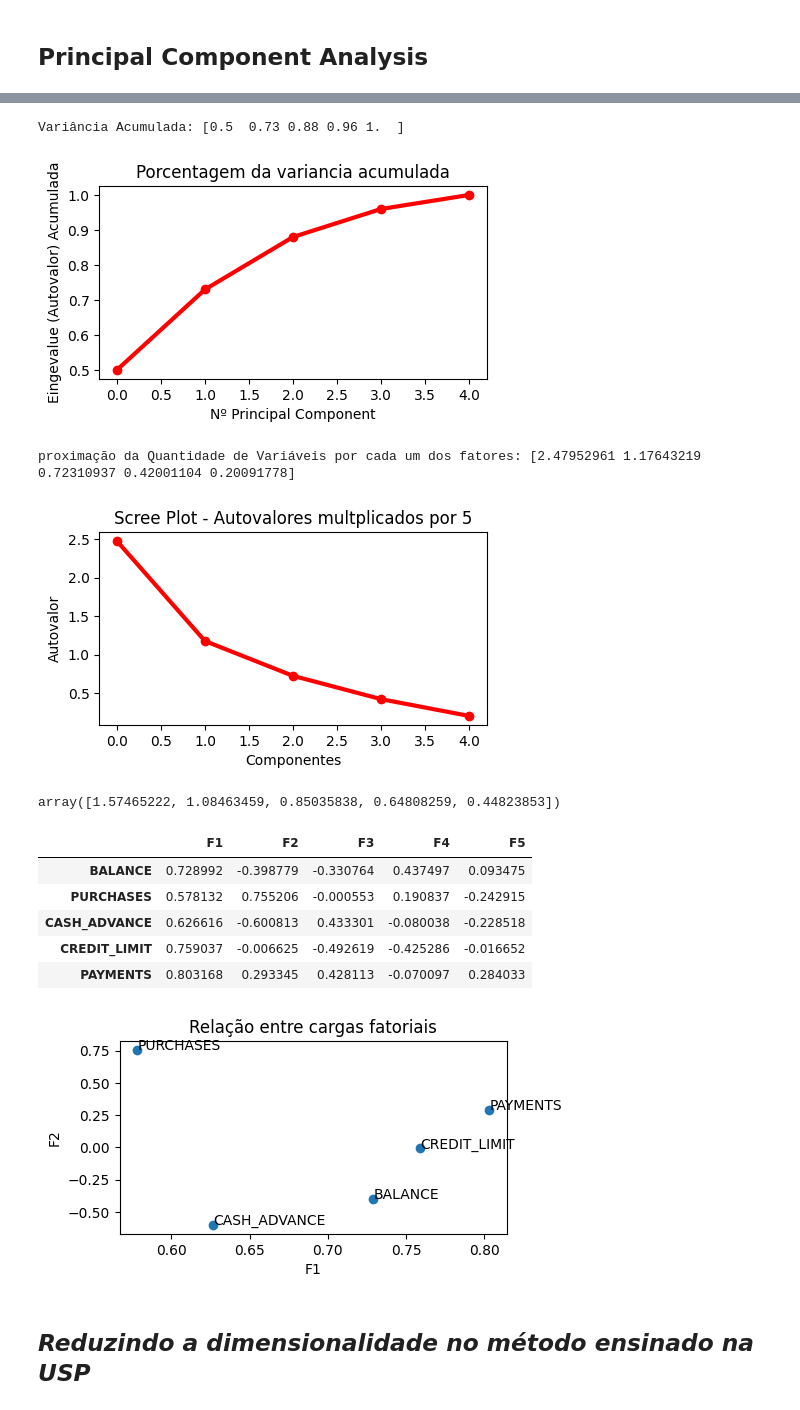
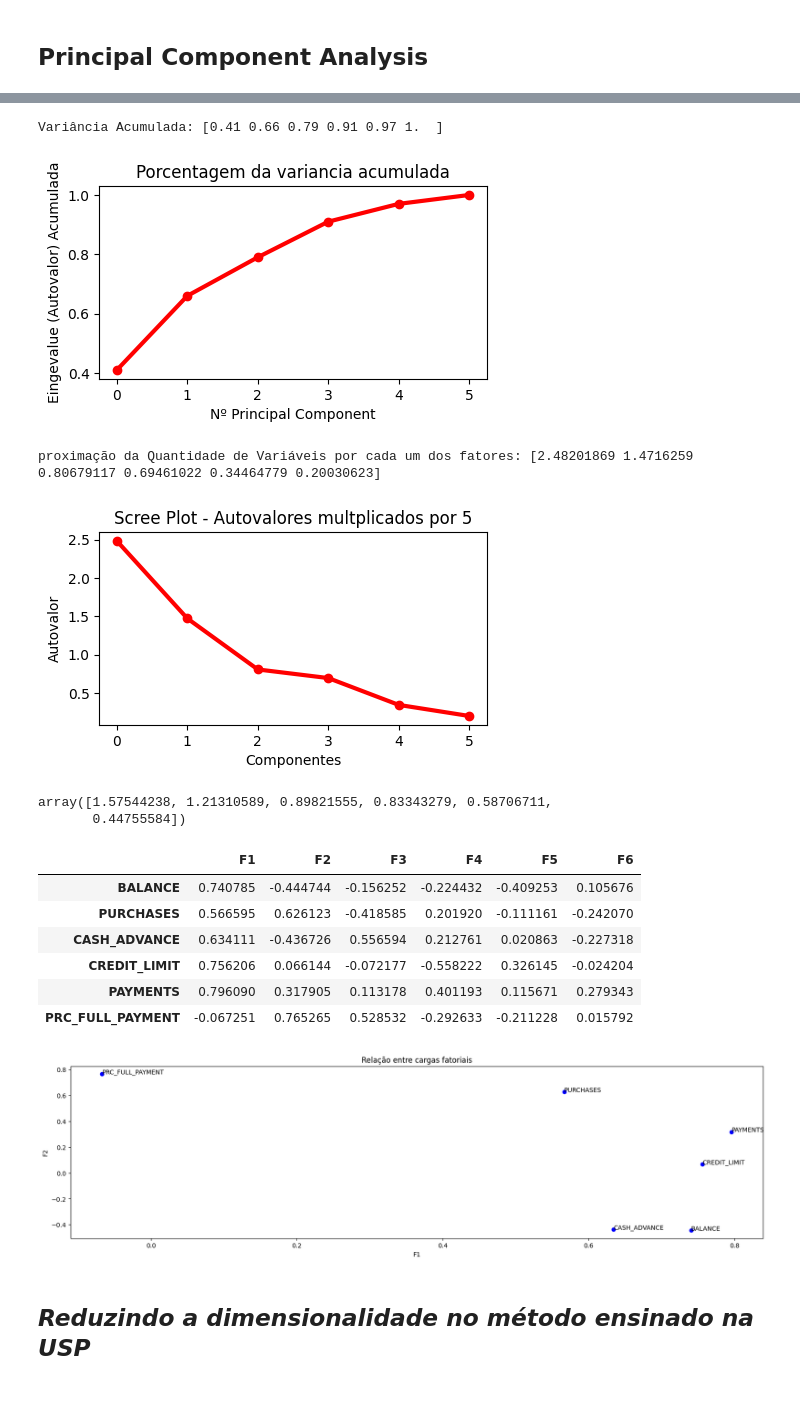
Before and after one commit to leoScienceanalytics/credit_segment_with_clustering, a Jupyter notebook: creditclustering.ipynb, the cells around one changed output, grey strips where cells are left out. Cells and saved outputs as stored; diff of their text form; code cells hidden in the pictures.

```diff
--- a/creditclustering.ipynb
+++ b/creditclustering.ipynb
@@ -393,7 +394,7 @@ Caso o resultado do objetivo seja o mesmo para os dois, talvez a estrátegia de
 # %% [markdown]
 ## **Principal Component Analysis**
 # %%
-colunas = ['BALANCE', 'PURCHASES', 'CASH_ADVANCE', 'CREDIT_LIMIT', 'PAYMENTS']
+colunas = ['BALANCE', 'PURCHASES', 'CASH_ADVANCE', 'CREDIT_LIMIT', 'PAYMENTS', 'PRC_FULL_PAYMENT']
 dados_number = dados[colunas]
 # %%
 #Padronização
@@ -459,8 +463,8 @@ plt.xlabel('Nº Principal Component')
 plt.ylabel('Eingevalue (Autovalor) Acumulada')
 plt.show()
 # %% [output]
-Variância Acumulada: [0.5  0.73 0.88 0.96 1.  ]
+Variância Acumulada: [0.41 0.66 0.79 0.91 0.97 1.  ]
-[figure, old version]
+[figure, new version]
 # %%
 #pca.explanded_variance_ --> Representa a quantidade de variáveis por cada um dos fatores.
 #O valor mais exato pode ser explicado, multplicando: pca.explaned_variance_ratio pela quantidade de fatores.
@@ -468,7 +472,7 @@ autovalores = pca.explained_variance_ratio_ * n_fatores
 print('proximação da Quantidade de Variáveis por cada um dos fatores:', autovalores)
 #Se realizar a soma, o segundo método é oq mais se aproxima de 5.
 # %% [output]
-proximação da Quantidade de Variáveis por cada um dos fatores: [2.47952961 1.17643219 0.72310937 0.42001104 0.20091778]
+proximação da Quantidade de Variáveis por cada um dos fatores: [2.48201869 1.4716259  0.80679117 0.69461022 0.34464779 0.20030623]
 # %%
 fatores_selecionados = ['Fator selecionado' if autovalor > 1 else 'Fator não selecionado' for autovalor in autovalores]
 
@@ -479,37 +483,39 @@ plt.xlabel('Componentes')
 plt.ylabel('Autovalor')
 plt.show()
 # %% [output]
-[figure, old version]
+[figure, new version]
 # %%
 #Raiz dos autovalores
 raiz_autovalores = np.sqrt(autovalores)
 raiz_autovalores
 # %% [output]
-array([1.57465222, 1.08463459, 0.85035838, 0.64808259, 0.44823853])
+array([1.57544238, 1.21310589, 0.89821555, 0.83343279, 0.58706711,
+       0.44755584])
 # %%
 #Cargas Fatoriais
 cargas_fatoriais = pd.DataFrame(components.T * raiz_autovalores, columns=fatores, index=number_columns)
 cargas_fatoriais
 # %% [output]
-|  | F1 | F2 | F3 | F4 | F5 |
-| BALANCE | 0.728992 | -0.398779 | -0.330764 | 0.437497 | 0.093475 |
-| PURCHASES | 0.578132 | 0.755206 | -0.000553 | 0.190837 | -0.242915 |
-| CASH_ADVANCE | 0.626616 | -0.600813 | 0.433301 | -0.080038 | -0.228518 |
-| CREDIT_LIMIT | 0.759037 | -0.006625 | -0.492619 | -0.425286 | -0.016652 |
-| PAYMENTS | 0.803168 | 0.293345 | 0.428113 | -0.070097 | 0.284033 |
+|  | F1 | F2 | F3 | F4 | F5 | F6 |
+| BALANCE | 0.740785 | -0.444744 | -0.156252 | -0.224432 | -0.409253 | 0.105676 |
+| PURCHASES | 0.566595 | 0.626123 | -0.418585 | 0.201920 | -0.111161 | -0.242070 |
+| CASH_ADVANCE | 0.634111 | -0.436726 | 0.556594 | 0.212761 | 0.020863 | -0.227318 |
+| CREDIT_LIMIT | 0.756206 | 0.066144 | -0.072177 | -0.558222 | 0.326145 | -0.024204 |
+| PAYMENTS | 0.796090 | 0.317905 | 0.113178 | 0.401193 | 0.115671 | 0.279343 |
+| PRC_FULL_PAYMENT | -0.067251 | 0.765265 | 0.528532 | -0.292633 | -0.211228 | 0.015792 |
 # %%
-lista = ['BALANCE', 'PURCHASES', 'CASH_ADVANCE', 'CREDIT_LIMIT', 'PAYMENTS']
+lista = ['BALANCE', 'PURCHASES', 'CASH_ADVANCE', 'CREDIT_LIMIT', 'PAYMENTS', 'PRC_FULL_PAYMENT']
 
-fig = plt.figure(figsize=(5, 2.5))
+fig = plt.figure(figsize=(20, 5))
 plt.scatter(x=cargas_fatoriais['F1'], y=cargas_fatoriais['F2'], )
 for i in range(len(cargas_fatoriais['F1'])):
     plt.annotate(lista[i], (cargas_fatoriais['F1'][i], cargas_fatoriais['F2'][i]))
 plt.title('Relação entre cargas fatoriais')
 plt.xlabel('F1')
 plt.ylabel('F2')
 plt.show()
 # %% [output]
-[figure, old version]
+[figure, new version]
 # %% [markdown]
 ## *Reduzindo a dimensionalidade no método ensinado na USP*
 # %%
```
Also changed, not shown: parts of 50 cells of this notebook.
